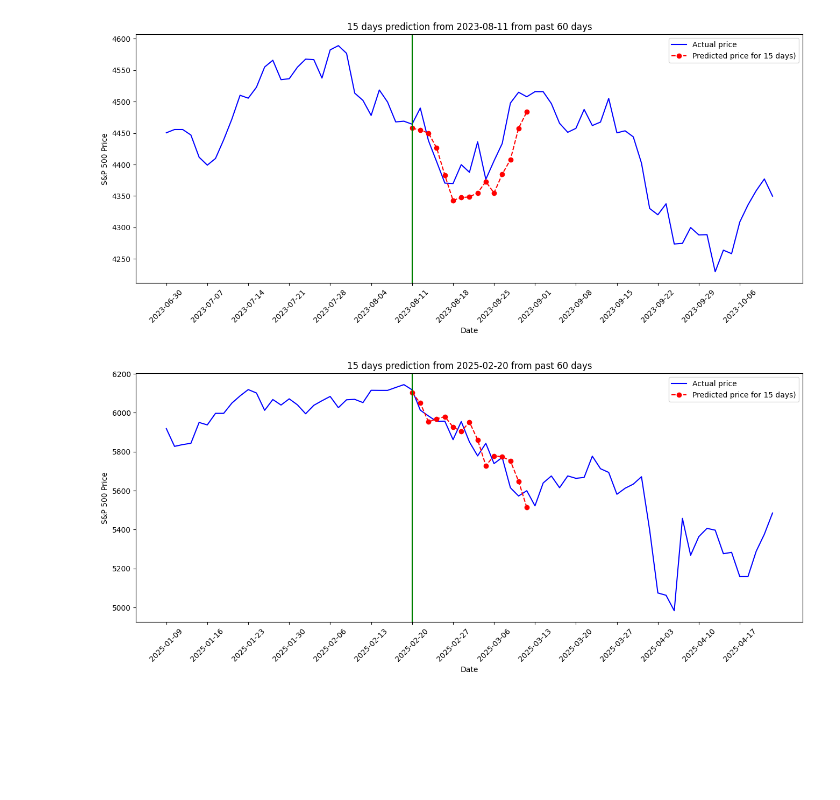
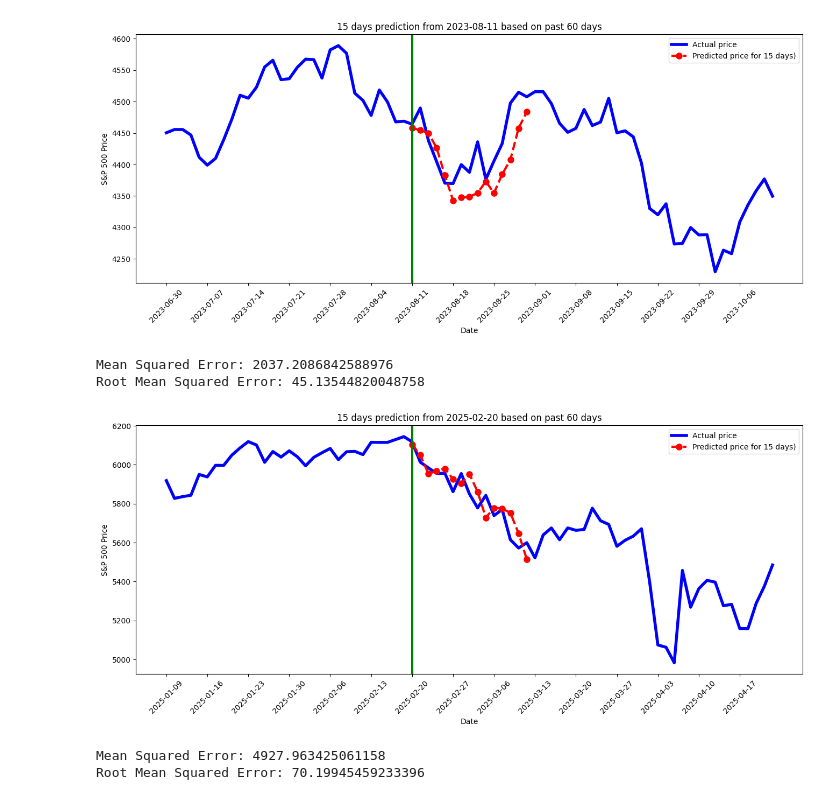
Before and after one commit to cocorowachi/CSC2621_SandP_Prediction, a Jupyter notebook: Data Process.ipynb, the cells around one changed output. Saved outputs shown, nothing was run; the diff lists cells and outputs as text; code cells hidden in the pictures; blank space fills up the shorter version.

```diff
--- a/Data Process.ipynb
+++ b/Data Process.ipynb
@@ -78,9 +90,3 @@ def insert_mirrored_rows(df, num_rows=30):
     df_extended = pd.concat([mirrored_rows_head, df, mirrored_rows_tail], ignore_index=True)
 
     return df_extended
-# %%
-df['SP_price_ln'] = np.log(df['SP_price'])
-df['dow_jones'] = pd.to_numeric(df['dow_jones'].str.replace(',', '', regex=True))
-
-extended_df = insert_mirrored_rows(df['SP_price'].copy(), 200)
-df.dtypes
@@ -237,7 +267,6 @@ LinearRegression()
 # %%
-def plot_predictions(selected_date, forecast=5, window=30):
+def plot_predictions(selected_date, window=30):
     selected_date = pd.to_datetime(selected_date)
-
     selected_idx = df[df['date'] == selected_date].index[0]
 
     predicted_prices = []
@@ -246,9 +275,9 @@ def plot_predictions(selected_date, forecast=5, window=30):
     for offset in range(forecast):
         idx = selected_idx + offset
         X_row = df.iloc[idx]
-        X_features = X_row[mod_3_cols].to_frame().T
-        X_scaled = pd.DataFrame(final_scaler.transform(X_features), columns=mod_3_cols)
-        pred_ln = reg3.predict(X_scaled)[0]
+        X_features = X_row[mod_2_cols].to_frame().T
+        X_scaled = pd.DataFrame(final_scaler.transform(X_features), columns=mod_2_cols)
+        pred_ln = reg2.predict(X_scaled)[0]
         pred_price = np.exp(pred_ln)
 
         predicted_prices.append(pred_price)
@@ -259,25 +288,36 @@ def plot_predictions(selected_date, forecast=5, window=30):
 
     plt.figure(figsize=(16, 6))
 
-    plt.plot(df.index[plot_start:plot_end], df['SP_price'].iloc[plot_start:plot_end], label='Actual price', color='blue')
-    plt.plot(valid_indices, predicted_prices, 'ro--', label=f'Predicted price for {forecast} days)')
-
-    plt.axvline(x=selected_idx, color='green')
+    plt.plot(df.index[plot_start:plot_end], df['SP_price'].iloc[plot_start:plot_end], label='Actual price', linewidth=4, color='blue')
+    plt.plot(valid_indices, predicted_prices, 'ro--', label=f'Predicted price for {forecast} days)', linewidth=3, markersize=8)
+    plt.axvline(x=selected_idx, color='green', linewidth=3)
 
     xticks = df.index[plot_start:plot_end:5]
     xlabels = df['date'].iloc[plot_start:plot_end:5].dt.strftime('%Y-%m-%d')
     plt.xticks(ticks=xticks, labels=xlabels, rotation=45)
 
-    plt.title(f"{forecast} days prediction from {selected_date.date()} from past {lookback} days")
+    plt.title(f"{forecast} days prediction from {selected_date.date()} based on past {lookback} days")
     plt.xlabel('Date')
     plt.ylabel('S&P 500 Price')
     plt.legend()
     plt.show()
+    actual_prices = df['SP_price'].iloc[selected_idx:selected_idx + forecast].values
+    predicted_prices = np.array(predicted_prices).flatten()
+
+    mse = mean_squared_error(actual_prices, predicted_prices)
+    rmse = np.sqrt(mse)
+
+    print(f'Mean Squared Error: {mse}')
+    print(f'Root Mean Squared Error: {rmse}')
 # %%
-plot_predictions('2023-8-11', forecast)
+plot_predictions('2023-8-11')
 # %% [output]
-[figure, old version]
+[figure, new version]
+Mean Squared Error: 2037.2086842588976
+Root Mean Squared Error: 45.13544820048758
 # %%
-plot_predictions('2025-2-20', forecast)
+plot_predictions('2025-2-20')
 # %% [output]
-[figure, old version]
+[figure, new version]
+Mean Squared Error: 4927.963425061158
+Root Mean Squared Error: 70.19945459233396
```
Also changed, not shown: parts of 26 cells of this notebook, 1 other file.
